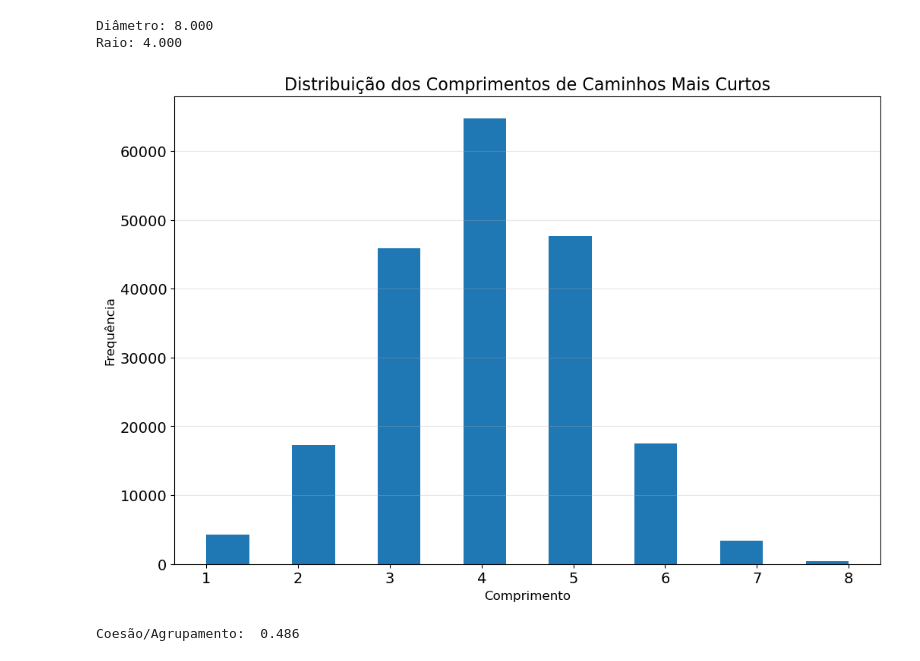
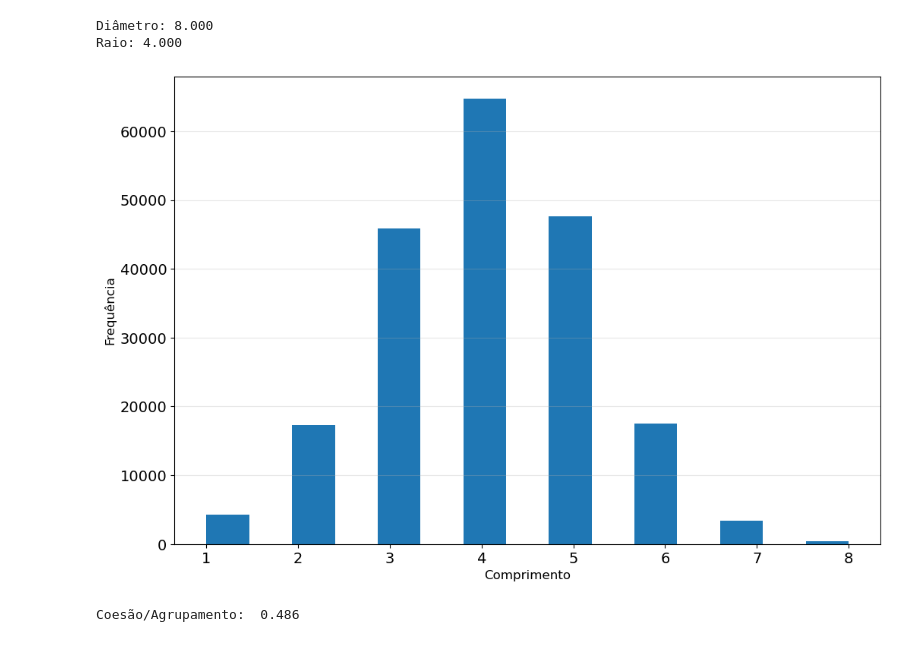
Before and after one commit to PedroJoas/Glioblastoma-RedePPI, a Jupyter notebook: exploratoria.ipynb, the cells around one changed output. Saved outputs shown, nothing was run; the diff lists cells and outputs as text; code cells hidden in the pictures.

```diff
--- a/exploratoria.ipynb
+++ b/exploratoria.ipynb
@@ -81,25 +90,28 @@ Raio: 4.000
 # %%
 n = nx.number_of_nodes(G)
 nos = list(G.nodes)
 dist_matrix = np.full((n, n), np.inf)
 np.fill_diagonal(dist_matrix, 0)
 
 for origem, dist in nx.all_pairs_shortest_path_length(G):
     for destino, comprimento in dist.items():
         pos_origem = nos.index(origem)
         pos_destino = nos.index(destino)
         dist_matrix[pos_origem][pos_destino] = comprimento
 
 comprimentos_validos = dist_matrix[(dist_matrix > 0) & (dist_matrix < np.inf)]
 
 plt.hist(comprimentos_validos, bins=15)
 
-plt.title('Distribuição dos Comprimentos de Caminhos Mais Curtos')
+#plt.title('Distribuição dos Comprimentos de Caminhos Mais Curtos')
 plt.xlabel('Comprimento')
 plt.ylabel('Frequência')
 plt.grid(axis='y', alpha=0.3)
+plt.savefig('dist_min_paths.png', format="PNG", dpi=300)
+
+plt.show()
 # %% [output]
-[figure, old version]
+[figure, new version]
 # %%
 print(f'Coesão/Agrupamento: {nx.transitivity(G): .3f}')
 # %% [output]
```
Also changed, not shown: parts of 2 cells of this notebook, 1 other file.
